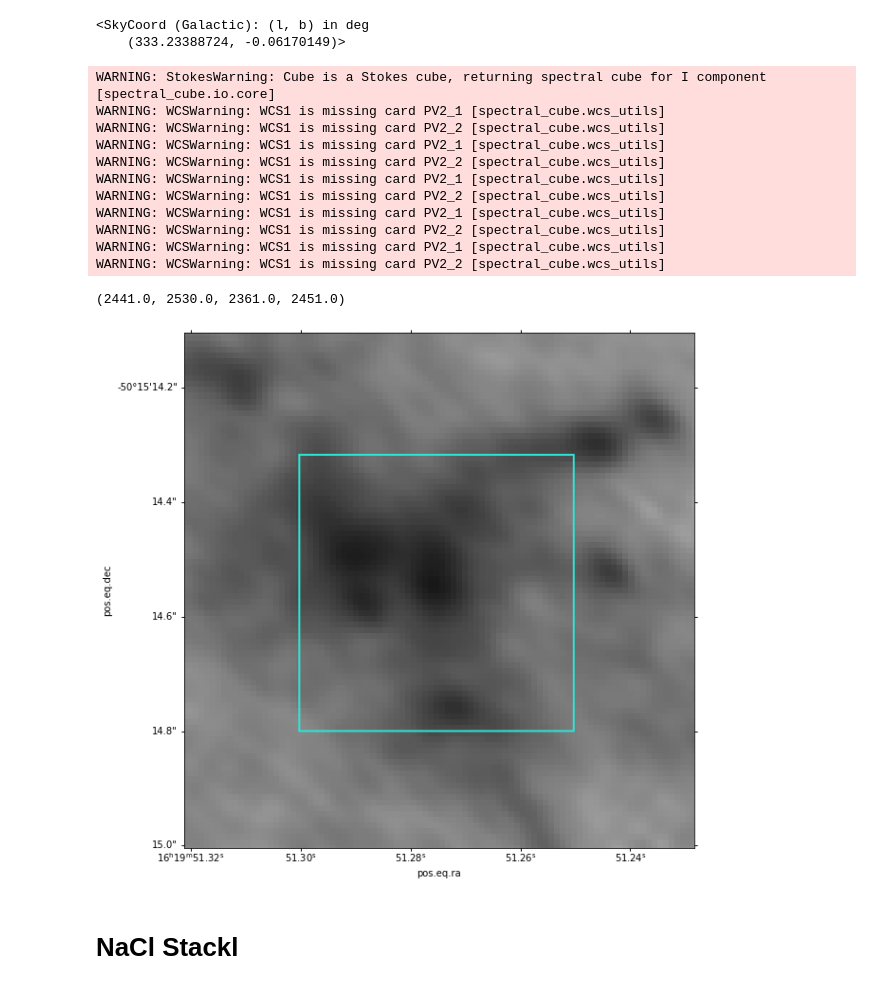
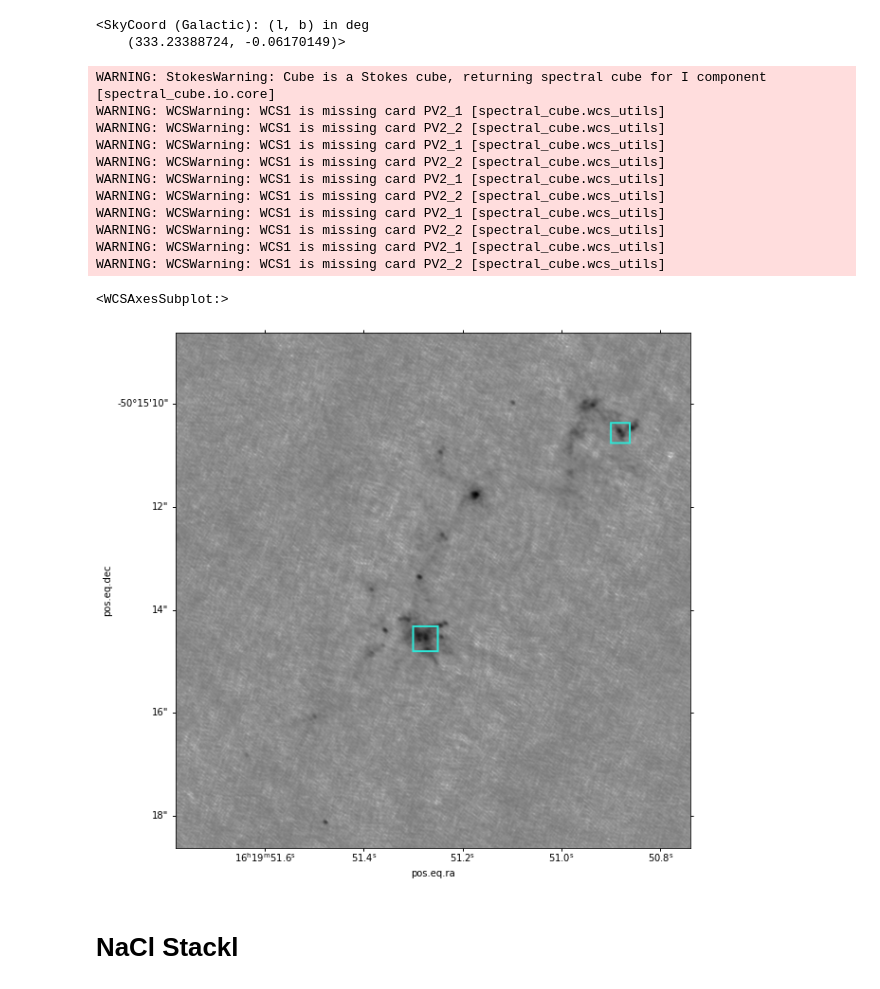
Before and after one commit to keflavich/saltmining, a Jupyter notebook: notebooks/SanhuezaG333.ipynb, the cells around one changed output. Drawn from its saved outputs; the diff is of its cells as text; code cells hidden in the pictures.

```diff
--- a/notebooks/SanhuezaG333.ipynb
+++ b/notebooks/SanhuezaG333.ipynb
@@ -75,31 +124,31 @@ reg[0].center.galactic
 <SkyCoord (Galactic): (l, b) in deg
     (333.23388724, -0.06170149)>
 # %%
-cont = SpectralCube.read('G333.23-0.06.config8.cont_avg.selfcal_0.5_hogbom.image.fits')
+cont = SpectralCube.read('G333.23-0.06.config8.cont_avg.selfcal_0.5_hogbom.image.fits')[:,2000:3000,2000:3000]
 pl.figure(figsize=(10,10))
 ax = pl.subplot(projection=cont[0].wcs)
 ax.imshow(cont[0].value, cmap='gray_r', norm=visualization.simple_norm(cont[0].value, stretch='log'))
 reg[0].to_pixel(cont[0].wcs).plot(ax=ax)
 reg2[0].to_pixel(cont[0].wcs).plot(ax=ax)
 #regvsm[0].to_pixel(cont[0].wcs).plot(ax=ax)
 #regvvsm[0].to_pixel(cont[0].wcs).plot(ax=ax)
-pp = reg[0].to_pixel(cont.wcs.celestial)
-bb = pp.bounding_box
-ax.axis([bb.ixmin-20, bb.ixmax+20, bb.iymin-20, bb.iymax+20])
+#pp = reg[0].to_pixel(cont.wcs.celestial)
+#bb = pp.bounding_box
+#ax.axis([bb.ixmin-20, bb.ixmax+20, bb.iymin-20, bb.iymax+20])
 # %% [output]
 WARNING: StokesWarning: Cube is a Stokes cube, returning spectral cube for I component [spectral_cube.io.core]
 WARNING: WCSWarning: WCS1 is missing card PV2_1 [spectral_cube.wcs_utils]
 WARNING: WCSWarning: WCS1 is missing card PV2_2 [spectral_cube.wcs_utils]
 WARNING: WCSWarning: WCS1 is missing card PV2_1 [spectral_cube.wcs_utils]
 WARNING: WCSWarning: WCS1 is missing card PV2_2 [spectral_cube.wcs_utils]
 WARNING: WCSWarning: WCS1 is missing card PV2_1 [spectral_cube.wcs_utils]
 WARNING: WCSWarning: WCS1 is missing card PV2_2 [spectral_cube.wcs_utils]
 WARNING: WCSWarning: WCS1 is missing card PV2_1 [spectral_cube.wcs_utils]
 WARNING: WCSWarning: WCS1 is missing card PV2_2 [spectral_cube.wcs_utils]
 WARNING: WCSWarning: WCS1 is missing card PV2_1 [spectral_cube.wcs_utils]
 WARNING: WCSWarning: WCS1 is missing card PV2_2 [spectral_cube.wcs_utils]
-(2441.0, 2530.0, 2361.0, 2451.0)
+<WCSAxesSubplot:>
-[figure, old version]
+[figure, new version]
 # %% [markdown]
 # NaCl Stackl
 # %%
```
Also changed, not shown: parts of 30 cells of this notebook, 16 other files.
